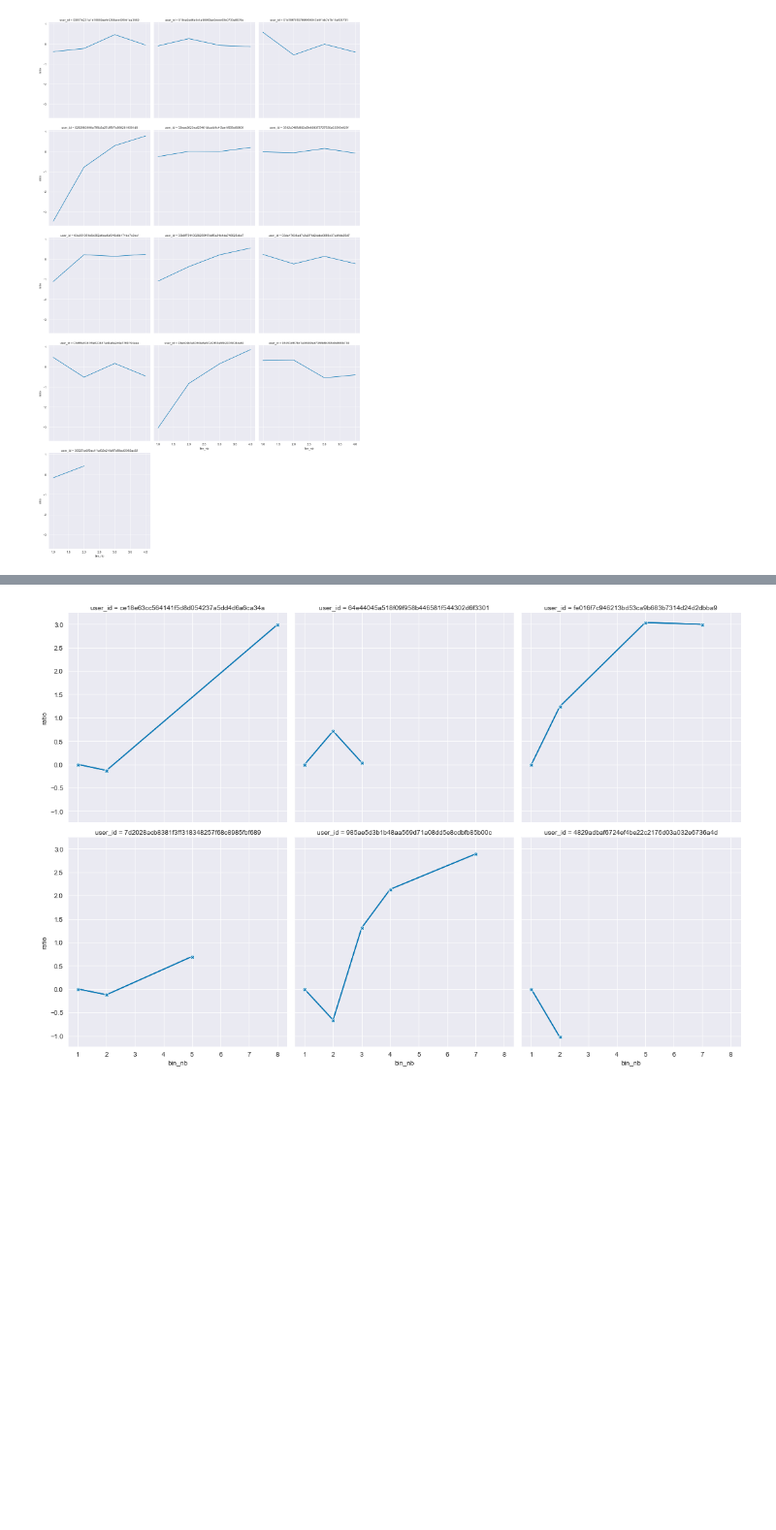
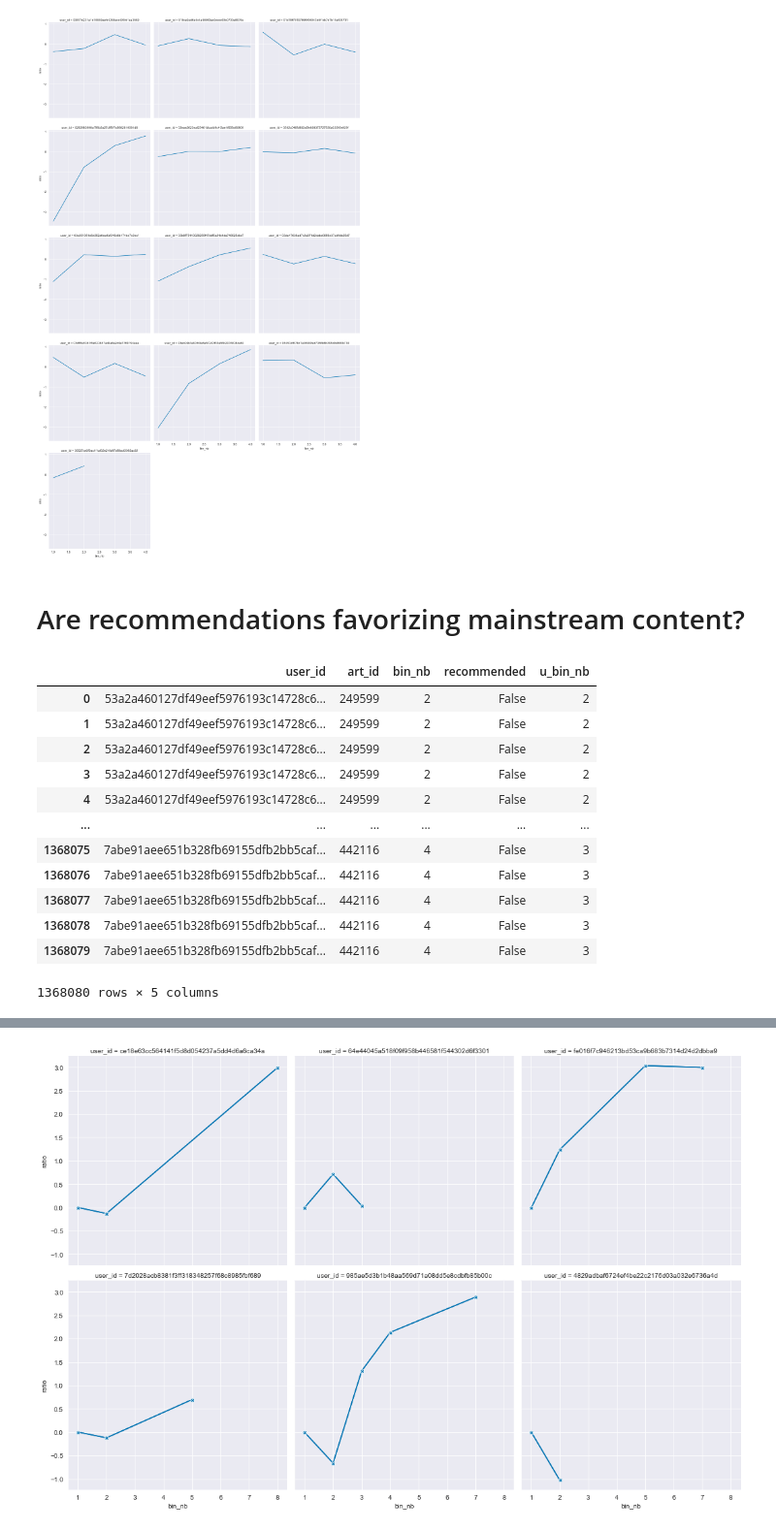
Before and after one commit to QuVil/cmb-recommendation, a Jupyter notebook: src/analysis/mainstream_tests.ipynb, the cells around one changed output, grey strips where cells are left out. Shown at 97% size. Cells and saved outputs as stored; diff of their text form; code cells hidden in the pictures; blank space fills up the shorter version.

```diff
--- a/src/analysis/mainstream_tests.ipynb
+++ b/src/analysis/mainstream_tests.ipynb
@@ -149,3 +258,22 @@ sns.relplot(x="bin_nb", y="ratio", kind="line", col="user_id", col_wrap=3, dashe
 # %% [output]
 <seaborn.axisgrid.FacetGrid at 0x...>
 [figure]
+# %% [markdown]
+# Are recommendations favorizing mainstream content?
+# %%
+reco_mainstream = artist_data.merge(users_reco, left_on="user_id", right_on="user_id").drop(["ts", "listen_type", "listening_time", "album_id", "sng_id", "origin"], axis=1)
+reco_mainstream
+# %% [output]
+|  | user_id | art_id | bin_nb | recommended | u_bin_nb |
+| 0 | 53a2a460127df49eef5976193c14728c6... | 249599 | 2 | False | 2 |
+| 1 | 53a2a460127df49eef5976193c14728c6... | 249599 | 2 | False | 2 |
+| 2 | 53a2a460127df49eef5976193c14728c6... | 249599 | 2 | False | 2 |
+| 3 | 53a2a460127df49eef5976193c14728c6... | 249599 | 2 | False | 2 |
+| 4 | 53a2a460127df49eef5976193c14728c6... | 249599 | 2 | False | 2 |
+| ... | ... | ... | ... | ... | ... |
+| 1368075 | 7abe91aee651b328fb69155dfb2bb5caf... | 442116 | 4 | False | 3 |
+| 1368076 | 7abe91aee651b328fb69155dfb2bb5caf... | 442116 | 4 | False | 3 |
+| 1368077 | 7abe91aee651b328fb69155dfb2bb5caf... | 442116 | 4 | False | 3 |
+| 1368078 | 7abe91aee651b328fb69155dfb2bb5caf... | 442116 | 4 | False | 3 |
+| 1368079 | 7abe91aee651b328fb69155dfb2bb5caf... | 442116 | 4 | False | 3 |
+1368080 rows × 5 columns
```
Also changed, not shown: parts of 18 cells of this notebook, 3 other files.
